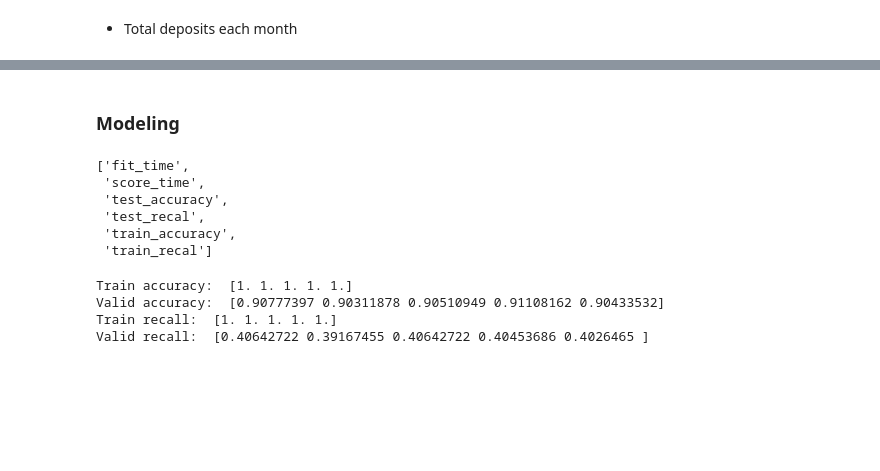
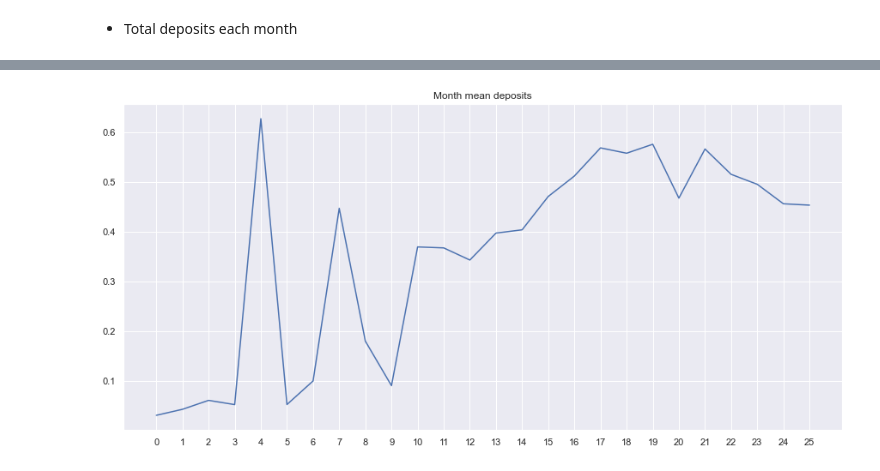
Before and after one commit to alsing/Bank-Marketing-UCI, a Jupyter notebook: notebooks/EDA.ipynb, the cells around one changed output, grey strips where cells are left out. Saved outputs shown, nothing was run; the diff lists cells and outputs as text; code cells hidden in the pictures; blank space fills up the shorter version.

```diff
--- a/notebooks/EDA.ipynb
+++ b/notebooks/EDA.ipynb
@@ -269,41 +326,9 @@ Text(0.5, 1.0, 'Month total deposits')
 [figure]
-# %% [markdown]
-### Modeling
-# %%
-def encode_categorical(features, data):
-    for feature in features:
-        data = pd.concat([data.drop(feature, axis=1), pd.get_dummies(data[feature], prefix=feature, prefix_sep='_',
-                                                                     drop_first=True, dummy_na=False)], axis=1)
-    display(data.sample(5))
-    return data
-
-
-cat_features = ['job', 'marital', 'education', 'contact', 'month', 'poutcome']
-bank_data = encode_categorical(cat_features, bank_data)
-# %%
-X = bank_data.drop(columns='y')
-y = bank_data['y']
-
-rf = RandomForestClassifier(n_estimators=500)
-
-scoring = {'accuracy': 'accuracy', 'recall': 'recall'}
-scores = cross_validate(rf, X, y, scoring=scoring, cv=StratifiedKFold(n_splits=5, random_state=42, shuffle=True),
-                        return_train_score=True)
-sorted(scores.keys())
-# %% [output]
-['fit_time',
- 'score_time',
- 'test_accuracy',
- 'test_recal',
- 'train_accuracy',
- 'train_recal']
-# %%
-print('Train accuracy: ', scores['train_accuracy'])
-print('Valid accuracy: ', scores['test_accuracy'])
-print('Train recall: ', scores['train_recall'])
-print('Valid recall: ', scores['test_recall'])
-# %% [output]
-Train accuracy:  [1. 1. 1. 1. 1.]
-Valid accuracy:  [0.90777397 0.90311878 0.90510949 0.91108162 0.90433532]
-Train recall:  [1. 1. 1. 1. 1.]
-Valid recall:  [0.40642722 0.39167455 0.40642722 0.40453686 0.4026465 ]
+# %%
+fig = plt.figure(figsize=(15, 7))
+plt.plot(bank_data.groupby(['ts_month'])['y'].mean())
+plt.xticks(np.arange(26))
+plt.title('Month mean deposits')
+plt.show()
+# %% [output]
+[figure, added]
```
Also changed, not shown: parts of 50 cells of this notebook.
